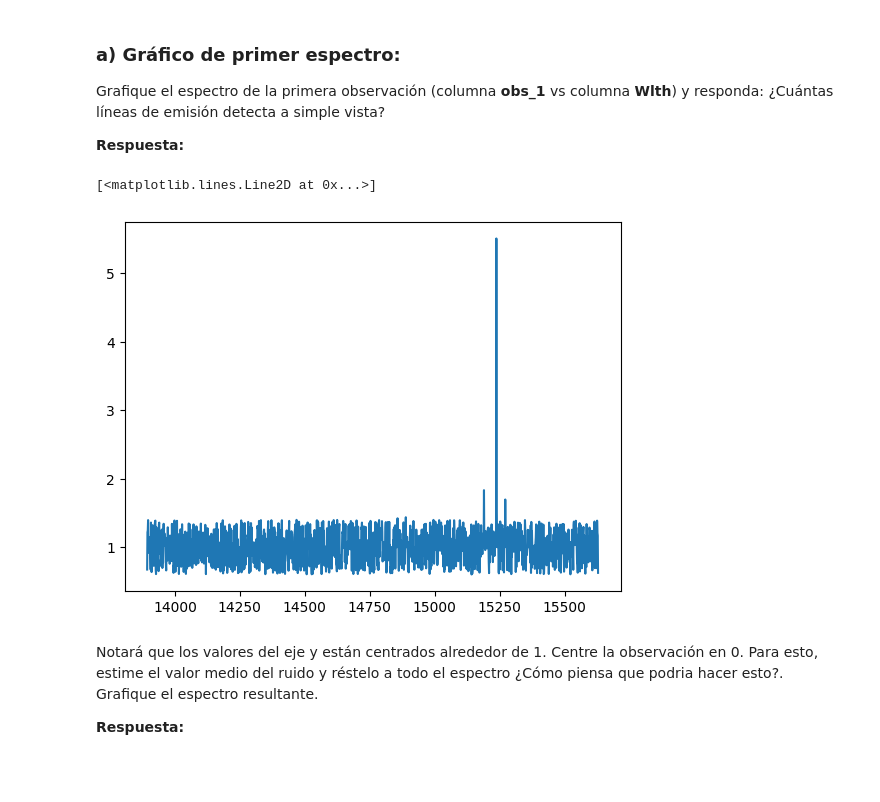
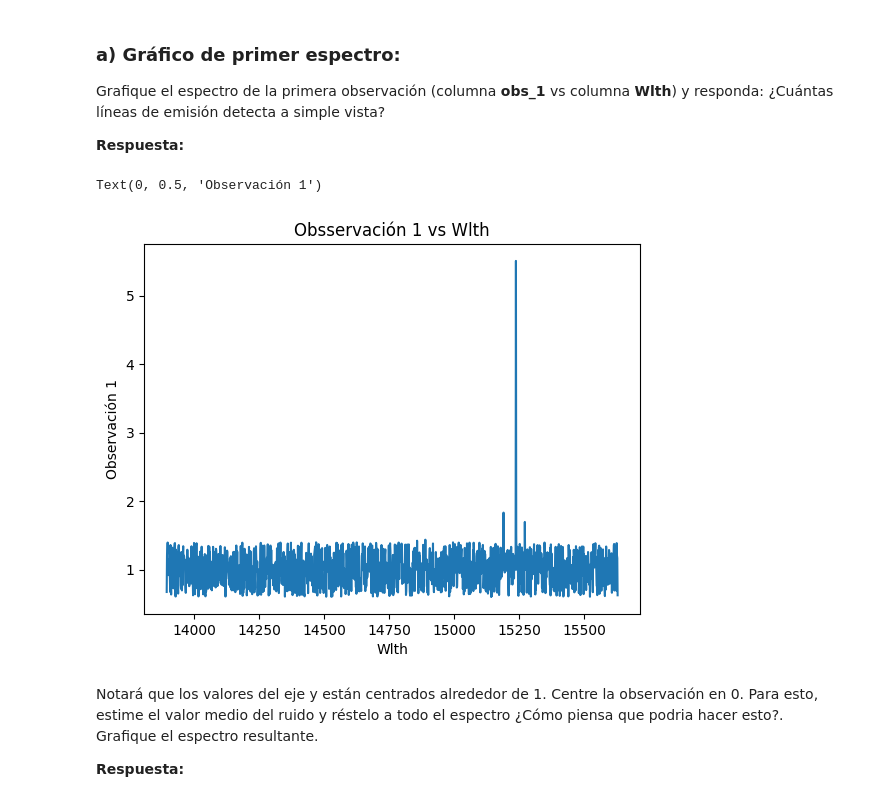
Before and after one commit to FranciscaHM/Tarea-2, a Jupyter notebook: Tarea2.ipynb, the cells around one changed output. Cells and saved outputs as stored; diff of their text form; code cells hidden in the pictures; blank space fills up the shorter version.

```diff
--- a/Tarea2.ipynb
+++ b/Tarea2.ipynb
@@ -294,13 +294,19 @@ Grafique el espectro de la primera observación (columna **obs_1** vs columna **
 # %%
 # Graficamos:
 Ejey = data['obs_1']
 Ejex= data['Wlth']
 
 plt.plot(Ejex,Ejey)
+
+#Se le colocan las etiquetas.
+plt.title('Obsservación 1 vs Wlth')
+plt.xlabel('Wlth')
+plt.ylabel('Observación 1')
+
 #A simple vista, notamos 3 líneas de emisión.
 # %% [output]
-[<matplotlib.lines.Line2D at 0x...>]
+Text(0, 0.5, 'Observación 1')
-[figure, old version]
+[figure, new version]
 # %% [markdown]
 Notará que los valores del eje y están centrados alrededor de 1. Centre la observación en 0. Para esto, estime el valor medio del ruido y réstelo a todo el espectro ¿Cómo piensa que podria hacer esto?. Grafique el espectro resultante.
 
```
Also changed, not shown: parts of 14 cells of this notebook.
